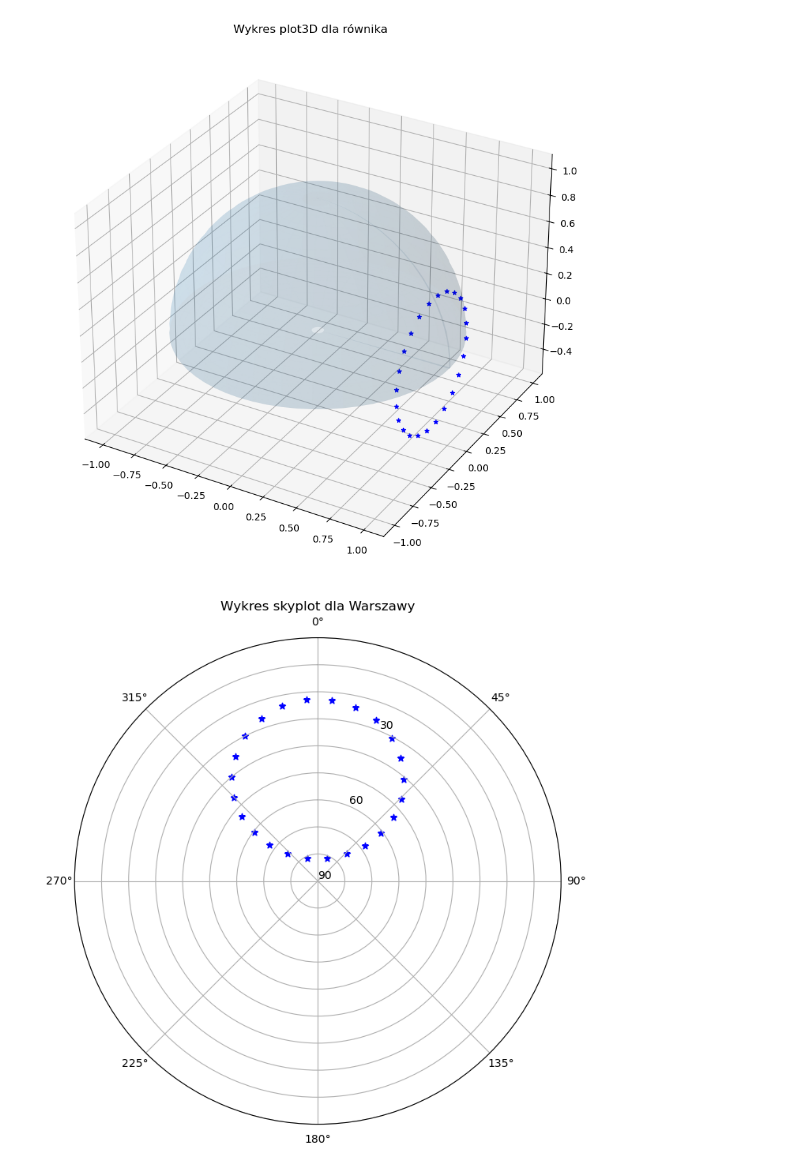
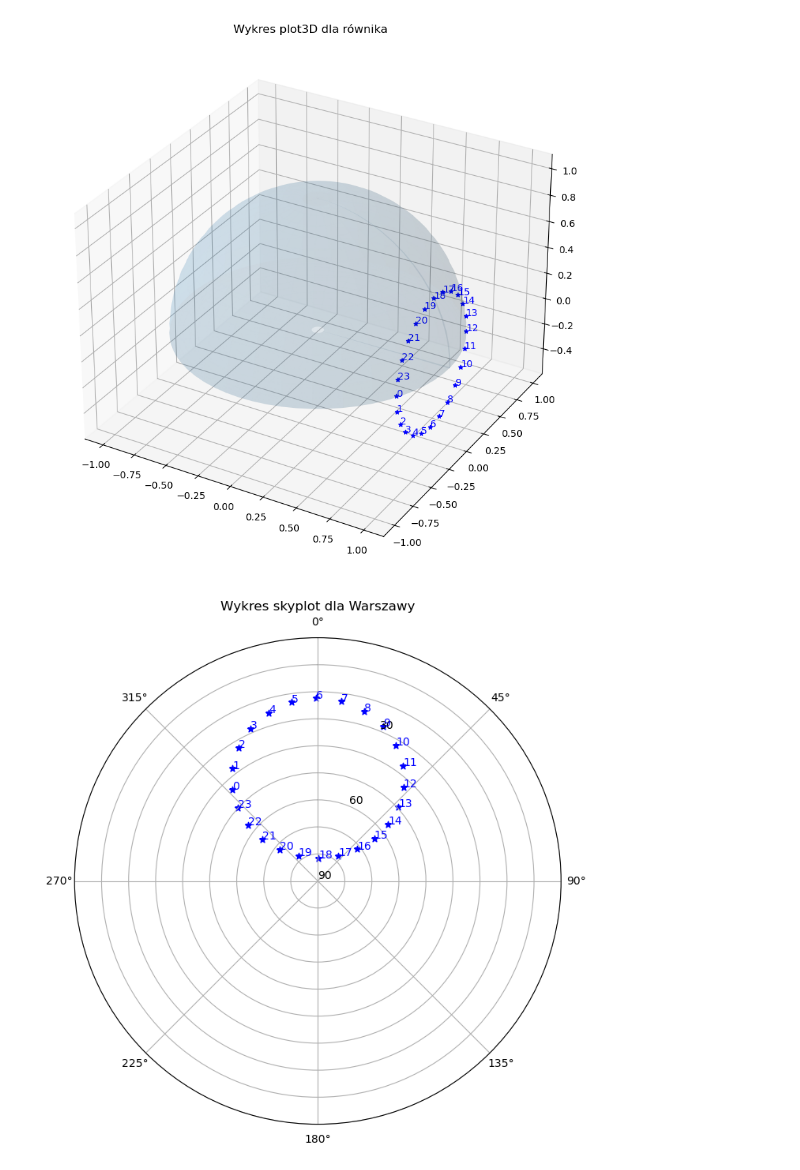
Before and after one commit to radekaadek/WZGW, a Jupyter notebook: 1/sprawozdanie.ipynb, the cells around one changed output. Saved outputs shown, nothing was run; the diff lists cells and outputs as text; code cells hidden in the pictures.

```diff
--- a/1/sprawozdanie.ipynb
+++ b/1/sprawozdanie.ipynb
@@ -133,10 +135,10 @@ from astropy.time import Time
 from astropy.coordinates import SkyCoord
 import astropy.units as u
 
-warsaw_lat = 52.2297
-warsaw_lon = 21.0122
+warsaw_lat = 52
+warsaw_lon = 21
 equator_lat = 0
-equator_lon = 21.0122
+equator_lon = 21
 
 warsaw = []
 equator = []
@@ -156,7 +158,7 @@ celestial_body = SkyCoord(RA, DEC, unit=(u.deg, u.deg))
 
 for i in range(0, 24):
     # Define the time
-    time = Time("2023-07-01 00:00:00") + i*u.hour
+    time = Time(f"2020-12-21 {i}:00:00")
 
     # Calculate the Azimuth and Altitude
     az, alt = warsaw_obs.altaz(time, celestial_body).az, warsaw_obs.altaz(time, celestial_body).alt
@@ -190,9 +192,10 @@ z = np.cos(v)
 z[z<0] = 0		# bez tego, narysowalibyśmy całą kulę, a chcemy tylko półkulę
 ax.plot_surface(x,y,z, alpha = 0.1)
 
-for Az, h in warsaw:
+for i, (Az, h) in enumerate(warsaw):
     x = r*np.cos(Az)*np.cos(h)
     y = r*np.sin(Az)*np.cos(h)
     z = r*np.sin(h)
     ax.scatter(x,y,z, color = 'blue', marker = "*")
+    ax.text(x,y,z, str(i), color = 'blue')
 # %% [output]
@@ -213,28 +216,31 @@ z = np.cos(v)
 z[z<0] = 0		# bez tego, narysowalibyśmy całą kulę, a chcemy tylko półkulę
 ax.plot_surface(x,y,z, alpha = 0.1)
 
-for Az, h in equator:
+for i, (Az, h) in enumerate(equator):
     x = r*np.cos(Az)*np.cos(h)
     y = r*np.sin(Az)*np.cos(h)
     z = r*np.sin(h)
     ax.scatter(x,y,z, color = 'blue', marker="*")
+    ax.text(x,y,z, str(i), color = 'blue')
 # %% [output]
-[figure, old version]
+[figure, new version]
 # %%
 # wykres skyplot dla Warszawy
 fig = plt.figure(figsize = (8,8))
 ax = fig.add_subplot(polar = True)
 ax.title.set_text('Wykres skyplot dla Warszawy')
 ax.set_theta_zero_location('N') # ustawienie kierunku północy na górze wykresu
 ax.set_theta_direction(-1)
 
 ax.set_yticks(range(0, 90+10, 10)) # Define the yticks
 
 yLabel = ['90', '', '', '60', '', '', '30', '', '', '']
 ax.set_yticklabels(yLabel)
 ax.set_rlim(0,90)
 
-for Az, h in warsaw:
+for i, (Az, h) in enumerate(warsaw):
     ax.scatter(Az, 90-np.rad2deg(h), color = 'blue', marker ="*")
+    if h > 0:
+        ax.text(Az, 90-np.rad2deg(h), str(i), color = 'blue')
 # %% [output]
-[figure, old version]
+[figure, new version]
```
Also changed, not shown: parts of 10 cells of this notebook, 4 other files.
